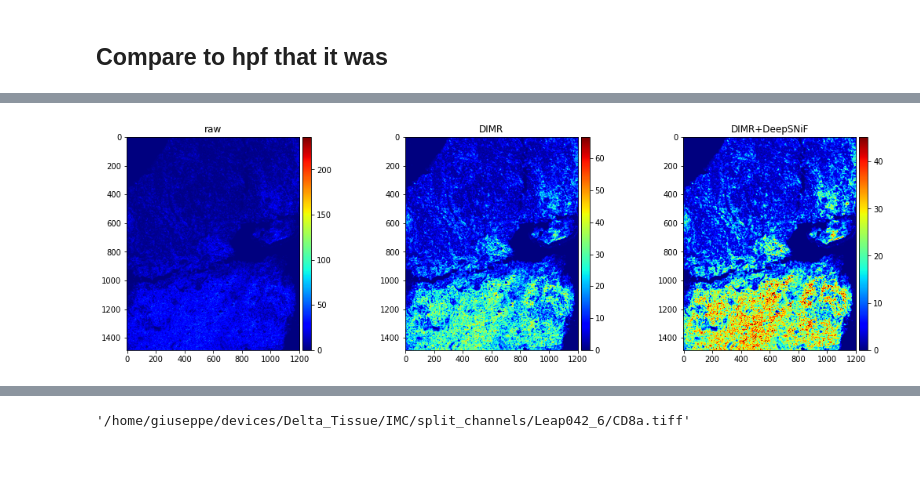
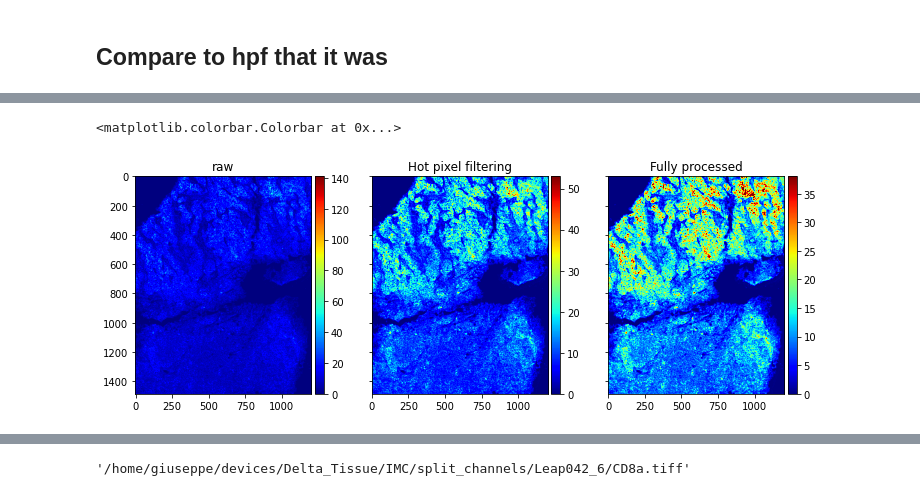
Before and after one commit to g-torr/IMC_Denoise, a Jupyter notebook: application_results/IMC_Denoise_Predict.ipynb, the cells around one changed output, grey strips where cells are left out. Drawn from its saved outputs; the diff is of its cells as text; code cells hidden in the pictures; blank space fills up the shorter version.

```diff
--- a/application_results/IMC_Denoise_Predict.ipynb
+++ b/application_results/IMC_Denoise_Predict.ipynb
@@ -11,7 +17,7 @@ from IMC_Denoise.IMC_Denoise_main.DeepSNiF import DeepSNiF
 # %% [markdown]
 ### Load the pre-trained denoisng model for a marker
 # %%
-channel_name = "CD45"
+channel_name = "B7-H4"
 weights_name = "weights_"+channel_name+".hdf5" # trained network weights name.
 weights_save_directory = None # location where 'weights_name' will be loaded.
 # If the value is None, the files will be loaded from the default directory.
@@ -37,7 +53,7 @@ plt.show()
 # %% [markdown]
 ### Perform the DIMR algorithm only if the SNR of the raw image is high.
 # %%
-n_neighbours = 10 # Larger n enables removing more consecutive hot pixels.
+n_neighbours = 20 # 10 Larger n enables removing more consecutive hot pixels.
 n_iter = 3 # Iteration number for DIMR
 window_size = 5 # Slide window size. For IMC images, window_size = 3 is fine.
 Img_DIMR = DIMR(n_neighbours = n_neighbours, n_iter = n_iter, window_size = window_size).perform_DIMR(Img_raw)
@@ -124,24 +120,26 @@ array([[ 90.16537  ,  31.77054  ],
 # %%
 from mpl_toolkits.axes_grid1 import make_axes_locatable
 
-fig, ax = plt.subplots(nrows=1, ncols=3,figsize =(18,5) )
+fig, ax = plt.subplots(nrows=1, ncols=3,figsize =(12,4) ,sharey=True)
+
 im1 = ax[0].imshow(Img_raw, vmin = 0, vmax = 0.5*np.max(Img_raw), cmap = 'jet')
 divider = make_axes_locatable(ax[0])
 cax = divider.append_axes('right', size='5%', pad=0.05)
 fig.colorbar(im1, cax=cax, orientation='vertical')
 ax[0].set_title('raw')
 
 im2 = ax[1].imshow(Img_DIMR, vmin = 0, vmax = 0.5*np.max(Img_DIMR), cmap = 'jet')
 divider = make_axes_locatable(ax[1])
 cax = divider.append_axes('right', size='5%', pad=0.05)
 fig.colorbar(im2, cax=cax, orientation='vertical')
-ax[1].set_title('DIMR')
+ax[1].set_title('Hot pixel filtering')
 
-ax[2].set_title('DIMR+DeepSNiF')
+ax[2].set_title('Fully processed')
 im3 = ax[2].imshow(Img_DIMR_DeepSNiF, vmin = 0, vmax = 0.5*np.max(Img_DIMR_DeepSNiF), cmap = 'jet')
 divider = make_axes_locatable(ax[2])
 cax = divider.append_axes('right', size='5%', pad=0.05)
 fig.colorbar(im3, cax=cax, orientation='vertical')
 #plt.savefig('figures/comparison.png')
 # %% [output]
+<matplotlib.colorbar.Colorbar at 0x...>
-[figure, old version]
+[figure, new version]
```
Also changed, not shown: parts of 23 cells of this notebook, 11 other files.
